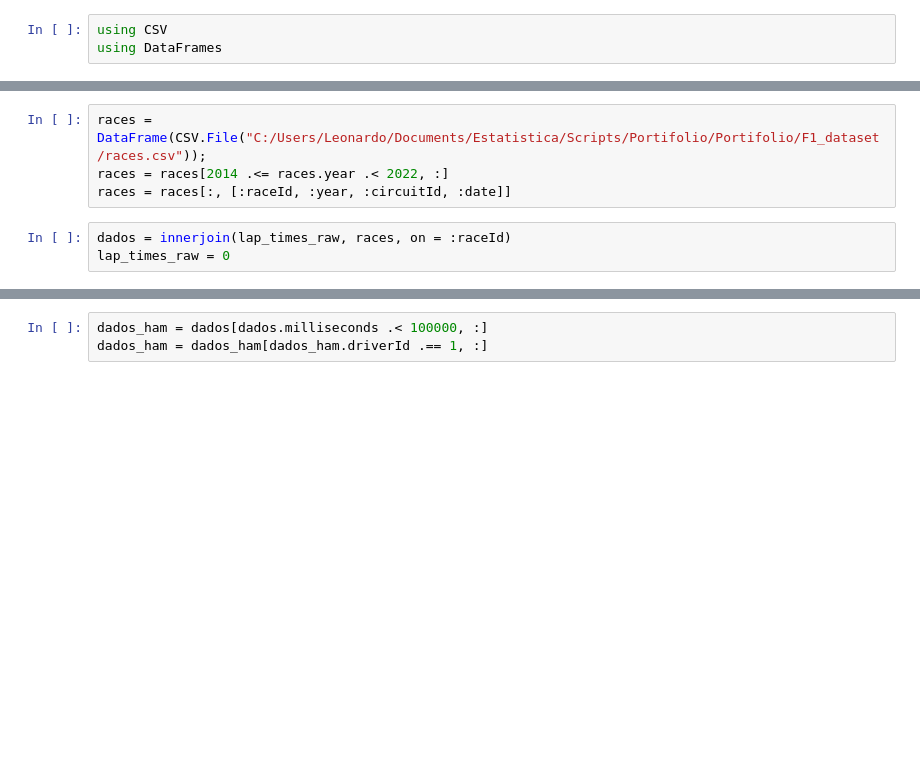
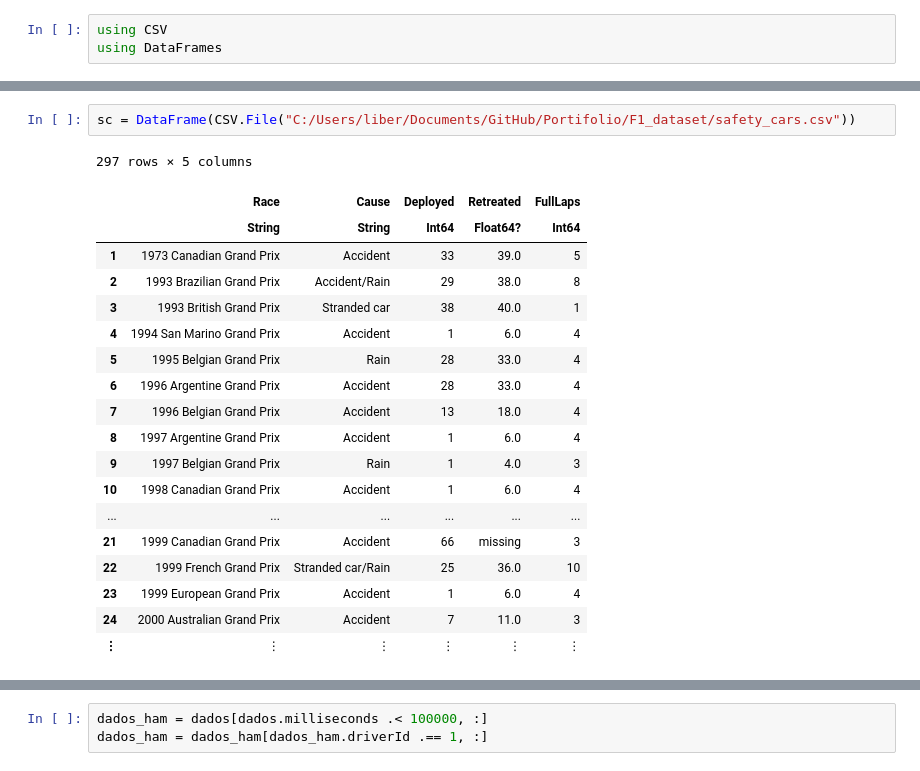
Before and after one commit to LLTeixeira/Portifolio, a Jupyter notebook: F1_A.ipynb, the cells around one changed output, grey strips where cells are left out. Drawn from its saved outputs; the diff is of its cells as text; blank space fills up the shorter version.

```diff
--- a/F1_A.ipynb
+++ b/F1_A.ipynb
@@ -9,7 +32,22 @@ lap_times_raw = DataFrame(CSV.File("C:/Users/Leonardo/Documents/Estatistica/Scri
 # %%
-races = DataFrame(CSV.File("C:/Users/Leonardo/Documents/Estatistica/Scripts/Portifolio/Portifolio/F1_dataset/races.csv"));
-races = races[2014 .<= races.year .< 2022, :]
-races = races[:, [:raceId, :year, :circuitId, :date]]
+sc = DataFrame(CSV.File("C:/Users/liber/Documents/GitHub/Portifolio/F1_dataset/safety_cars.csv"))
+# %% [output]
+297 rows × 5 columns
+|  | Race | Cause | Deployed | Retreated | FullLaps |
+|  | String | String | Int64 | Float64? | Int64 |
+| 1 | 1973 Canadian Grand Prix | Accident | 33 | 39.0 | 5 |
+| 2 | 1993 Brazilian Grand Prix | Accident/Rain | 29 | 38.0 | 8 |
+| 3 | 1993 British Grand Prix | Stranded car | 38 | 40.0 | 1 |
+| 4 | 1994 San Marino Grand Prix | Accident | 1 | 6.0 | 4 |
+| 5 | 1995 Belgian Grand Prix | Rain | 28 | 33.0 | 4 |
+| 6 | 1996 Argentine Grand Prix | Accident | 28 | 33.0 | 4 |
+| 7 | 1996 Belgian Grand Prix | Accident | 13 | 18.0 | 4 |
+| 8 | 1997 Argentine Grand Prix | Accident | 1 | 6.0 | 4 |
+| 9 | 1997 Belgian Grand Prix | Rain | 1 | 4.0 | 3 |
+| 10 | 1998 Canadian Grand Prix | Accident | 1 | 6.0 | 4 |
+| ... | ... | ... | ... | ... | ... |
+| 21 | 1999 Canadian Grand Prix | Accident | 66 | missing | 3 |
+| 22 | 1999 French Grand Prix | Stranded car/Rain | 25 | 36.0 | 10 |
+| 23 | 1999 European Grand Prix | Accident | 1 | 6.0 | 4 |
+| 24 | 2000 Australian Grand Prix | Accident | 7 | 11.0 | 3 |
+| ⋮ | ⋮ | ⋮ | ⋮ | ⋮ | ⋮ |
-# %%
-dados = innerjoin(lap_times_raw, races, on = :raceId)
-lap_times_raw = 0
```
Also changed, not shown: parts of 13 cells of this notebook, 19 other files.
